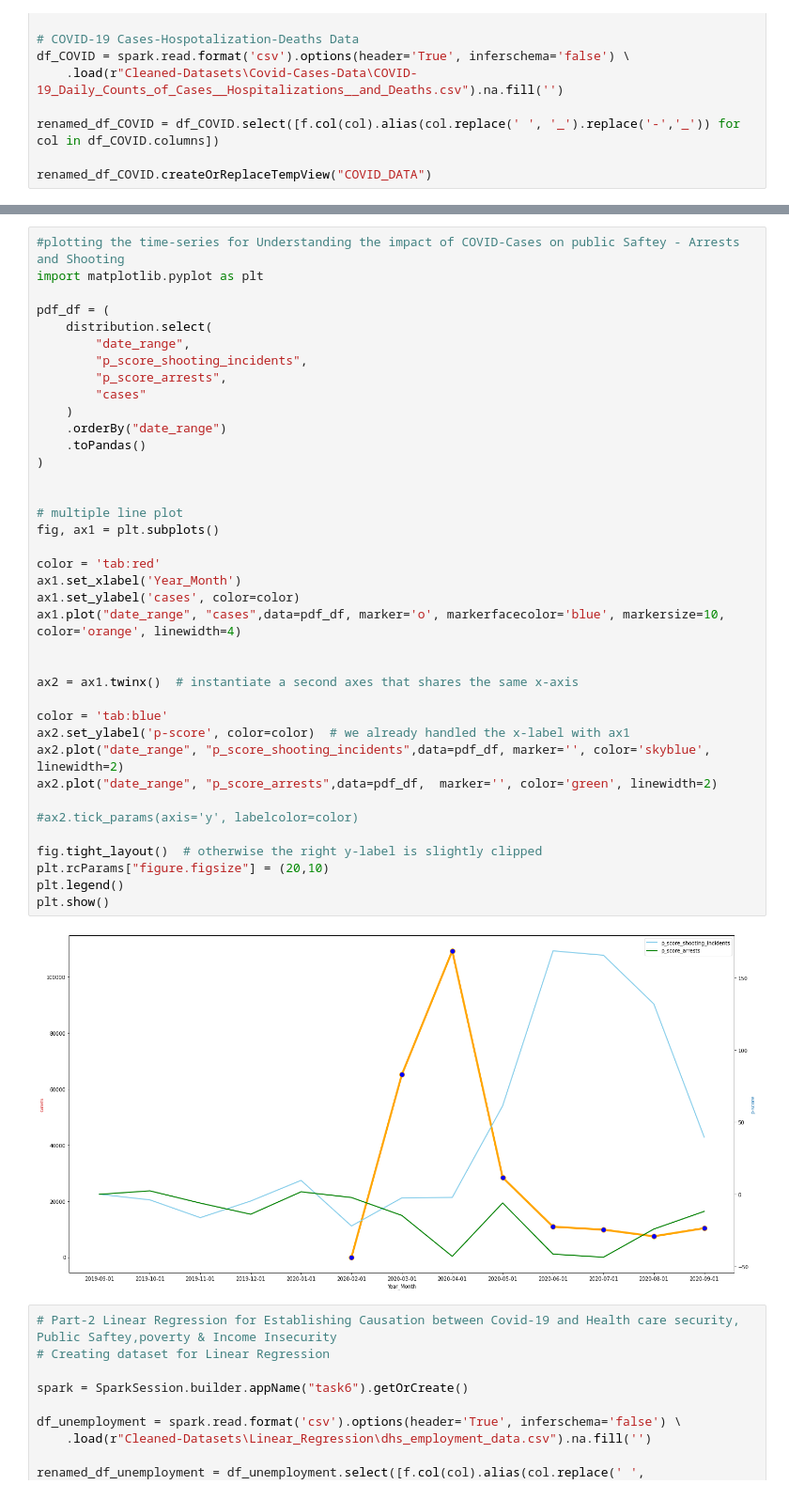
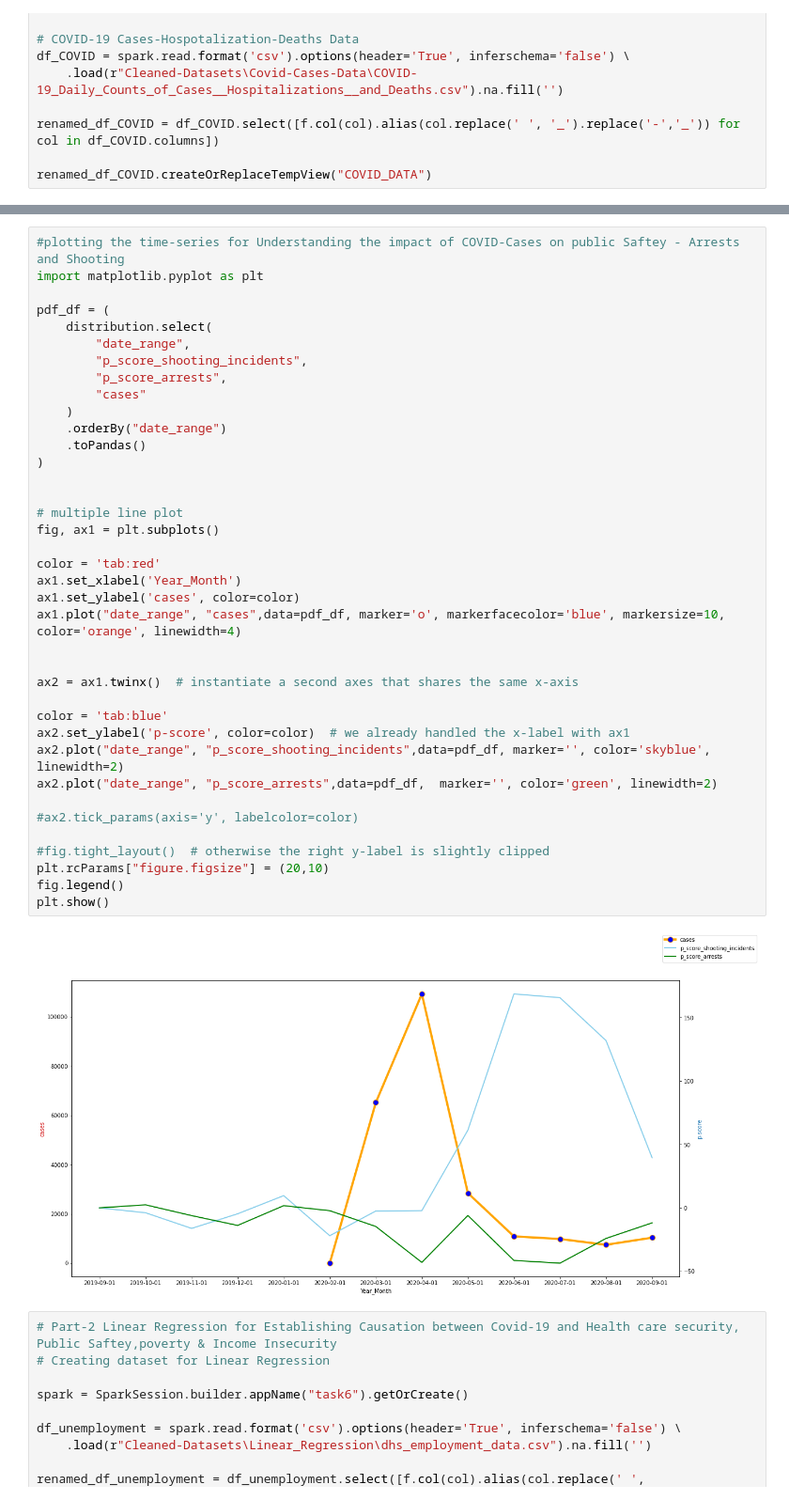
Before and after one commit to Abhishekkalra88/NYU-Big-Data-Analysis-Project, a Jupyter notebook: Analysis-Code/Analysis-Covid-HealthCare-Crime-MentalHealth.ipynb, the cells around one changed output, grey strips where cells are left out. Shown at 94% size. Drawn from its saved outputs; the diff is of its cells as text.

```diff
--- a/Analysis-Code/Analysis-Covid-HealthCare-Crime-MentalHealth.ipynb
+++ b/Analysis-Code/Analysis-Covid-HealthCare-Crime-MentalHealth.ipynb
@@ -259,36 +289,36 @@ pdf_df = (
         "p_score_shooting_incidents",
         "p_score_arrests",
         "cases"
     )
     .orderBy("date_range")
     .toPandas()
 )
 
 
 # multiple line plot
 fig, ax1 = plt.subplots()
 
 color = 'tab:red'
 ax1.set_xlabel('Year_Month')
 ax1.set_ylabel('cases', color=color)
 ax1.plot("date_range", "cases",data=pdf_df, marker='o', markerfacecolor='blue', markersize=10, color='orange', linewidth=4)
 
 
 ax2 = ax1.twinx()  # instantiate a second axes that shares the same x-axis
 
 color = 'tab:blue'
 ax2.set_ylabel('p-score', color=color)  # we already handled the x-label with ax1
 ax2.plot("date_range", "p_score_shooting_incidents",data=pdf_df, marker='', color='skyblue', linewidth=2)
 ax2.plot("date_range", "p_score_arrests",data=pdf_df,  marker='', color='green', linewidth=2)
 
 #ax2.tick_params(axis='y', labelcolor=color)
 
-fig.tight_layout()  # otherwise the right y-label is slightly clipped
+#fig.tight_layout()  # otherwise the right y-label is slightly clipped
 plt.rcParams["figure.figsize"] = (20,10)
-plt.legend()
+fig.legend()
 plt.show()
 # %% [output]
-[figure, old version]
+[figure, new version]
 # %%
 # Part-2 Linear Regression for Establishing Causation between Covid-19 and Health care security, Public Saftey,poverty & Income Insecurity
 # Creating dataset for Linear Regression
```
Also changed, not shown: parts of 17 cells of this notebook, 4 other files.
